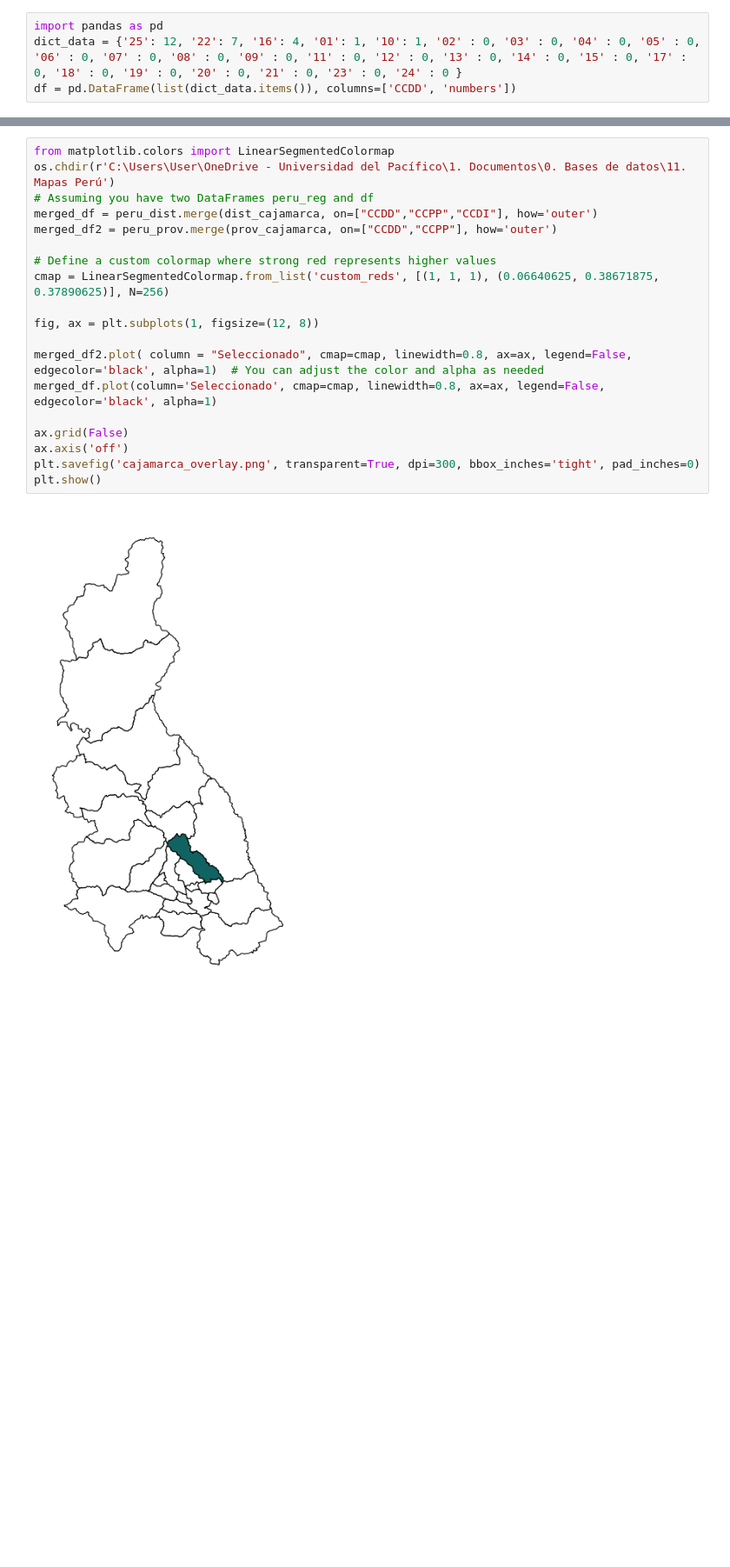
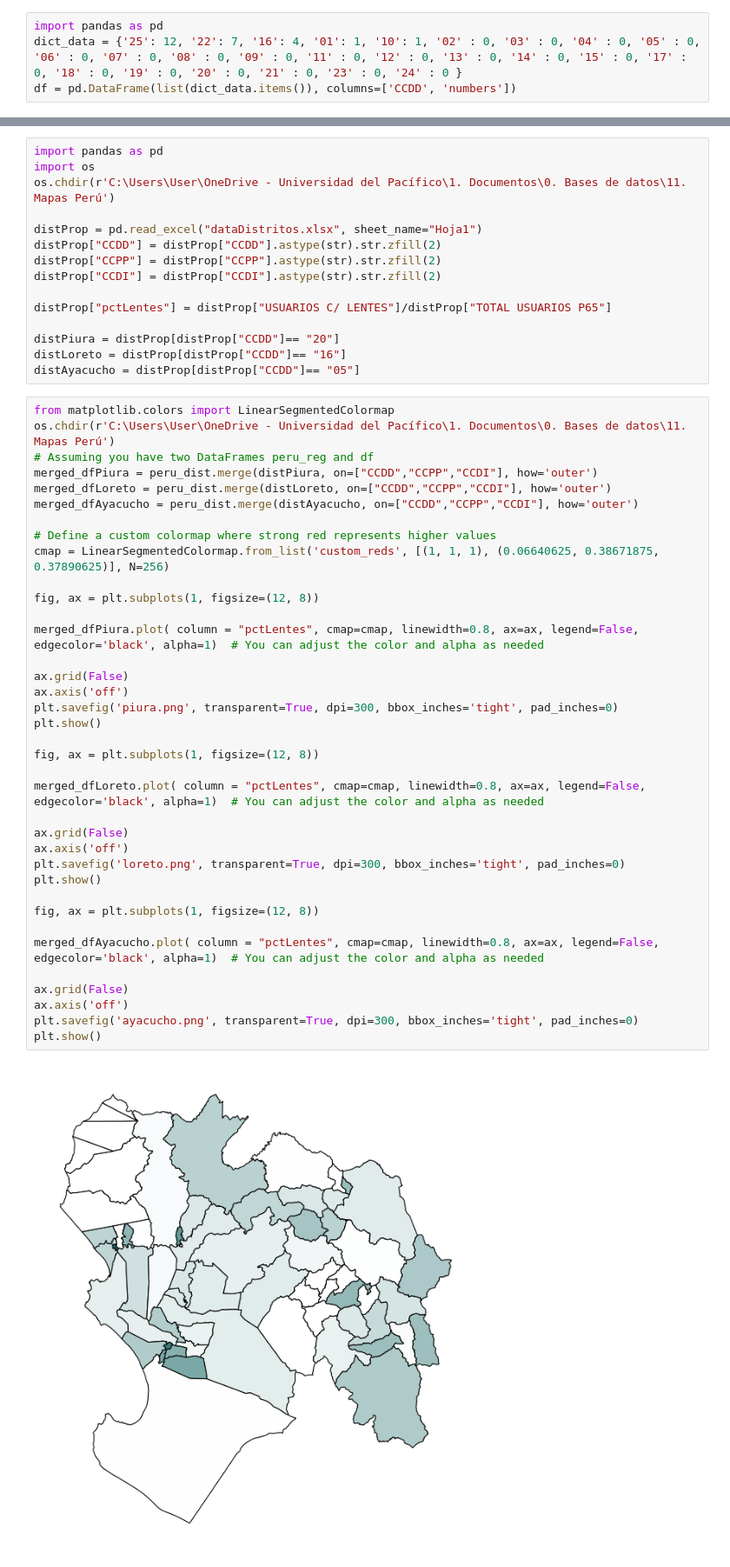
Before and after one commit to cesarnunezh/CNHGitHub, a Jupyter notebook: Data Perú/Mapas Perú.ipynb, the cells around one changed output, grey strips where cells are left out. Shown at 87% size. Cells and saved outputs as stored; diff of their text form; blank space fills up the shorter version.

```diff
--- a/Data Perú/Mapas Perú.ipynb
+++ b/Data Perú/Mapas Perú.ipynb
@@ -76,21 +61,54 @@ dist_cajamarca = dist_cajamarca.loc[1:,:]
+# %%
+import pandas as pd
+import os
+os.chdir(r'C:\Users\User\OneDrive - Universidad del Pacífico\1. Documentos\0. Bases de datos\11. Mapas Perú')
+
+distProp = pd.read_excel("dataDistritos.xlsx", sheet_name="Hoja1")
+distProp["CCDD"] = distProp["CCDD"].astype(str).str.zfill(2)
+distProp["CCPP"] = distProp["CCPP"].astype(str).str.zfill(2)
+distProp["CCDI"] = distProp["CCDI"].astype(str).str.zfill(2)
+
+distProp["pctLentes"] = distProp["USUARIOS C/ LENTES"]/distProp["TOTAL USUARIOS P65"]
+
+distPiura = distProp[distProp["CCDD"]== "20"]
+distLoreto = distProp[distProp["CCDD"]== "16"]
+distAyacucho = distProp[distProp["CCDD"]== "05"]
 # %%
 from matplotlib.colors import LinearSegmentedColormap
 os.chdir(r'C:\Users\User\OneDrive - Universidad del Pacífico\1. Documentos\0. Bases de datos\11. Mapas Perú')
 # Assuming you have two DataFrames peru_reg and df
-merged_df = peru_dist.merge(dist_cajamarca, on=["CCDD","CCPP","CCDI"], how='outer')
-merged_df2 = peru_prov.merge(prov_cajamarca, on=["CCDD","CCPP"], how='outer')
+merged_dfPiura = peru_dist.merge(distPiura, on=["CCDD","CCPP","CCDI"], how='outer')
+merged_dfLoreto = peru_dist.merge(distLoreto, on=["CCDD","CCPP","CCDI"], how='outer')
+merged_dfAyacucho = peru_dist.merge(distAyacucho, on=["CCDD","CCPP","CCDI"], how='outer')
 
 # Define a custom colormap where strong red represents higher values
 cmap = LinearSegmentedColormap.from_list('custom_reds', [(1, 1, 1), (0.06640625, 0.38671875, 0.37890625)], N=256)
 
 fig, ax = plt.subplots(1, figsize=(12, 8))
 
-merged_df2.plot( column = "Seleccionado", cmap=cmap, linewidth=0.8, ax=ax, legend=False, edgecolor='black', alpha=1)  # You can adjust the color and alpha as needed
-merged_df.plot(column='Seleccionado', cmap=cmap, linewidth=0.8, ax=ax, legend=False, edgecolor='black', alpha=1)
+merged_dfPiura.plot( column = "pctLentes", cmap=cmap, linewidth=0.8, ax=ax, legend=False, edgecolor='black', alpha=1)  # You can adjust the color and alpha as needed
 
 ax.grid(False)
 ax.axis('off')
-plt.savefig('cajamarca_overlay.png', transparent=True, dpi=300, bbox_inches='tight', pad_inches=0)
+plt.savefig('piura.png', transparent=True, dpi=300, bbox_inches='tight', pad_inches=0)
 plt.show()
+
+fig, ax = plt.subplots(1, figsize=(12, 8))
+
+merged_dfLoreto.plot( column = "pctLentes", cmap=cmap, linewidth=0.8, ax=ax, legend=False, edgecolor='black', alpha=1)  # You can adjust the color and alpha as needed
+
+ax.grid(False)
+ax.axis('off')
+plt.savefig('loreto.png', transparent=True, dpi=300, bbox_inches='tight', pad_inches=0)
+plt.show()
+
+fig, ax = plt.subplots(1, figsize=(12, 8))
+
+merged_dfAyacucho.plot( column = "pctLentes", cmap=cmap, linewidth=0.8, ax=ax, legend=False, edgecolor='black', alpha=1)  # You can adjust the color and alpha as needed
+
+ax.grid(False)
+ax.axis('off')
+plt.savefig('ayacucho.png', transparent=True, dpi=300, bbox_inches='tight', pad_inches=0)
+plt.show()
 # %% [output]
-[figure, old version]
+[figure, new version]
```
Also changed, not shown: parts of 2 cells of this notebook, 6 other files.
